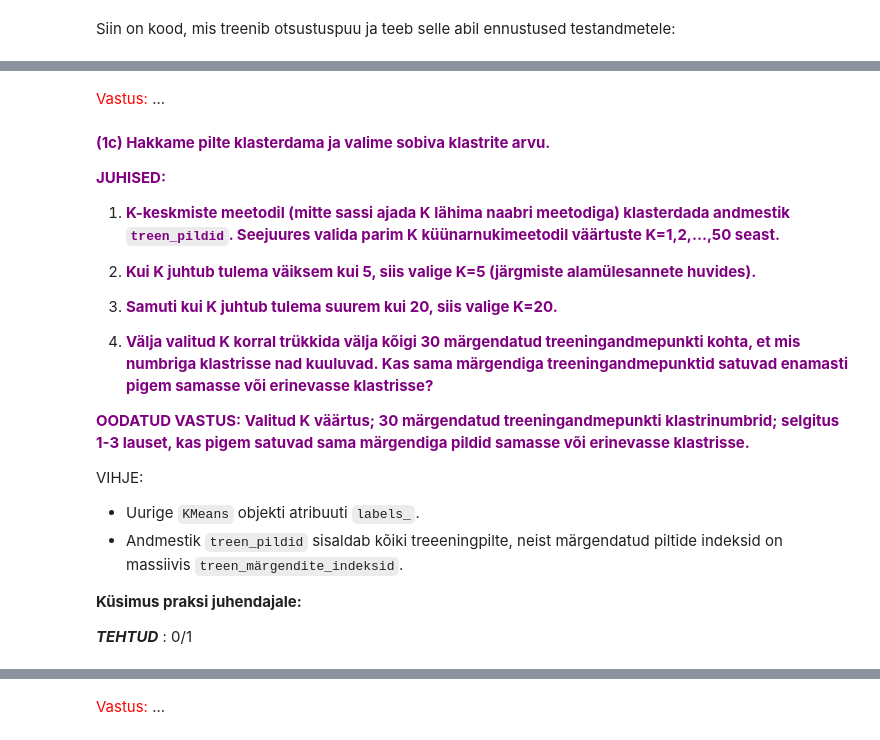
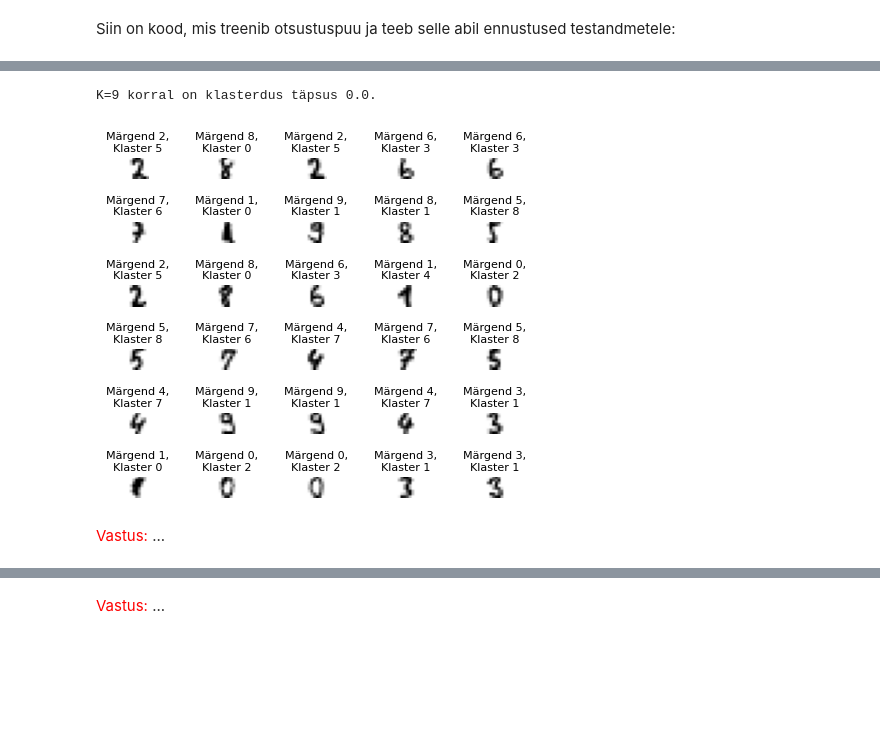
Before and after one commit to saskia002/andmeteaduse-meetodid, a Jupyter notebook: kodutööd/4/ATM2025_kodutoo_4.ipynb, the cells around one changed output, grey strips where cells are left out. Saved outputs shown, nothing was run; the diff lists cells and outputs as text; code cells hidden in the pictures; blank space fills up the shorter version.

```diff
--- a/kodutööd/4/ATM2025_kodutoo_4.ipynb
+++ b/kodutööd/4/ATM2025_kodutoo_4.ipynb
@@ -218,3 +251,12 @@ Siin on kood, mis treenib otsustuspuu ja teeb selle abil ennustused testandmetel
 # %%
-rf = RandomForestClassifier(random_state = 0).fit(märgendatud_treen_pildid, treen_märgendid)
-TEST_ennustused = rf.predict(TEST_pildid)
+rf = RandomForestClassifier(random_state = 0)
+rf.fit(märgendatud_treen_pildid, treen_märgendid)
+
+rf_TEST_ennustused = rf.predict(TEST_pildid)
+# %%
+# Lahendus
+
+knn = KNeighborsClassifier()
+knn.fit(märgendatud_treen_pildid, treen_märgendid)
+
+knn_TEST_ennustused = rf.predict(TEST_pildid)
@@ -223,24 +402,34 @@ TEST_ennustused = rf.predict(TEST_pildid)
+# %%
+# 4
+# 	Välja valitud K korral trükkida välja kõigi 30 märgendatud treeningandmepunkti kohta, et mis numbriga klastrisse nad kuuluvad. Kas sama märgendiga treeningandmepunktid satuvad enamasti pigem samasse või erinevasse klastrisse?
+
+
+valitud_K = 9
+
+k_means = KMeans(n_clusters=valitud_K, random_state=0)
+k_means.fit(treen_pildid)
+klastri_sildid = k_means.labels_
+
+
+#score = np.sum(klastri_sildid[treen_märgendite_indeksid] == treen_märgendid) / len(treen_märgendite_indeksid)
+#print(f"K={valitud_K} korral on klasterdus täpne {score:.4f} ehk {score*100:.2f}% märgendatud treeningandmepunktide puhul.")
+
+score = accuracy_score(treen_märgendid, klastri_sildid[treen_märgendite_indeksid])
+print(f"K={valitud_K} korral on klasterdus täpsus {score}.")
+
+
+
+labels = []
+
+for i in range(len(treen_märgendid)):
+	labels.append(f"Märgend {treen_märgendid[i]},\nKlaster {klastri_sildid[treen_märgendite_indeksid[i]]}")
+	#print(f"Märgendatud treeningandmepunkt {i} (märgend {treen_märgendid[i]}) kuulub klastrisse {klastri_sildid[treen_märgendite_indeksid[i]]}")
+
+
+
+joonista(märgendatud_treen_pildid, veerge=5, text=labels)
+# %% [output]
+K=9 korral on klasterdus täpsus 0.0.
+[figure, added]
 # %% [markdown]
 <font color='red'>Vastus:</font> ...
-# %% [markdown]
-<font color='purple'>**(1c) Hakkame pilte klasterdama ja valime sobiva klastrite arvu.**</font>
-
-<font color='purple'>**JUHISED:**</font>
-
-1. <font color='purple'>**K-keskmiste meetodil (mitte sassi ajada K lähima naabri meetodiga) klasterdada andmestik `treen_pildid`. Seejuures valida parim K küünarnukimeetodil väärtuste K=1,2,...,50 seast.**</font>
-
-2. <font color='purple'>**Kui K juhtub tulema väiksem kui 5, siis valige K=5 (järgmiste alamülesannete huvides).**</font>
-
-3. <font color='purple'>**Samuti kui K juhtub tulema suurem kui 20, siis valige K=20.**</font>
-
-4. <font color='purple'>**Välja valitud K korral trükkida välja kõigi 30 märgendatud treeningandmepunkti kohta, et mis numbriga klastrisse nad kuuluvad. Kas sama märgendiga treeningandmepunktid satuvad enamasti pigem samasse või erinevasse klastrisse?**</font>
-
-<font color='purple'>**OODATUD VASTUS: Valitud K väärtus; 30 märgendatud treeningandmepunkti klastrinumbrid; selgitus 1-3 lauset, kas pigem satuvad sama märgendiga pildid samasse või erinevasse klastrisse.**</font>
-
-VIHJE:
-* Uurige `KMeans` objekti atribuuti `labels_`.
-* Andmestik `treen_pildid` sisaldab kõiki treeeningpilte, neist märgendatud piltide indeksid on massiivis `treen_märgendite_indeksid`.
-
-**Küsimus praksi juhendajale:**
-
-***TEHTUD*** : 0/1
```
Also changed, not shown: parts of 95 cells of this notebook, 1 other file.
